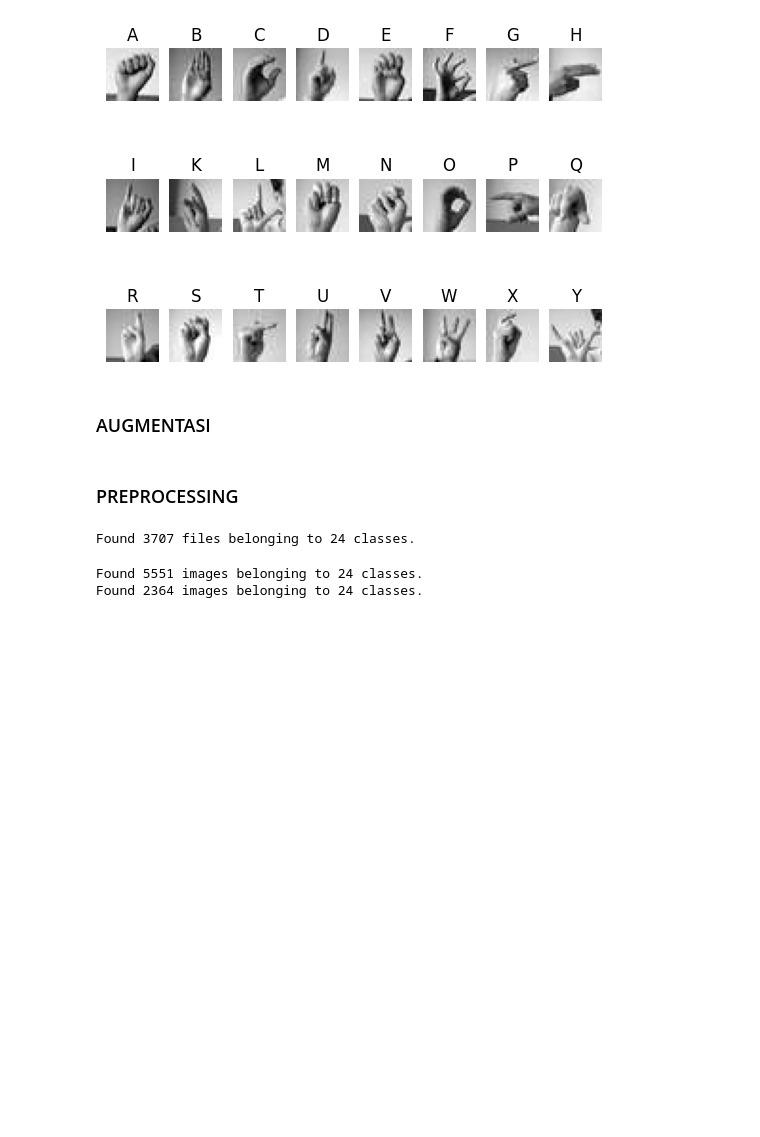
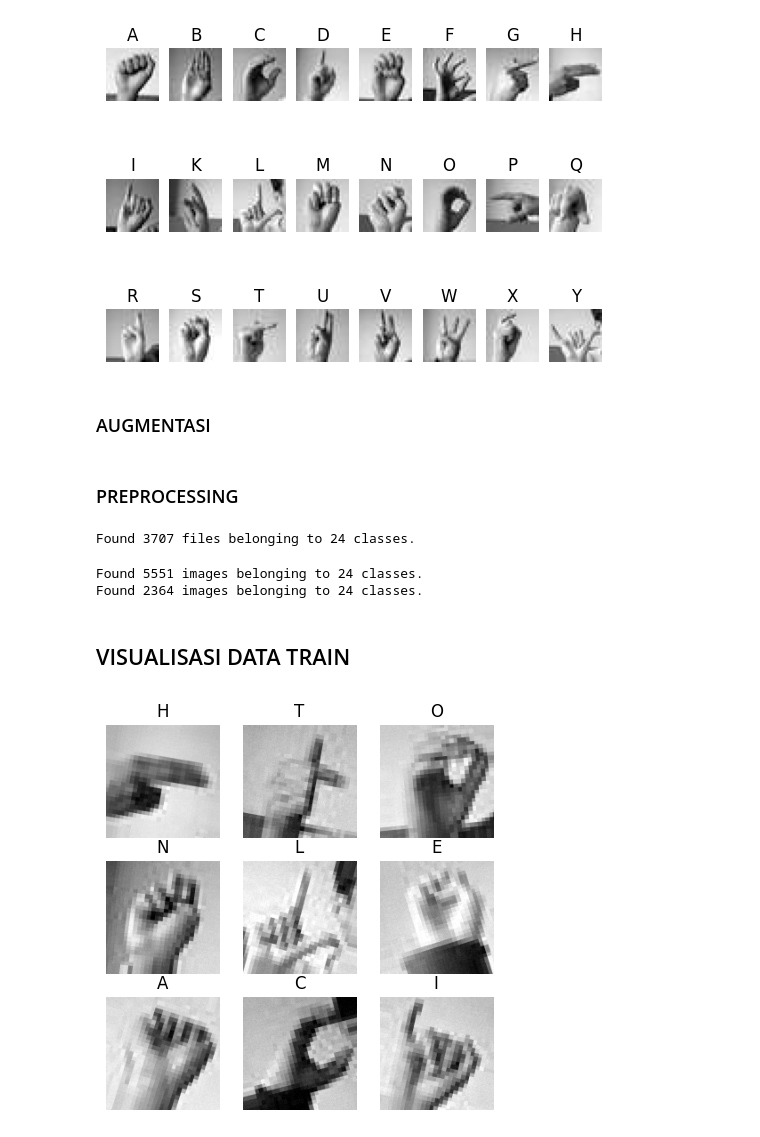
Before and after one commit to YuIYu44/PRAKTIKUM-KB, a Jupyter notebook: PA_KB.ipynb, the cells around one changed output. Cells and saved outputs as stored; diff of their text form; code cells hidden in the pictures; blank space fills up the shorter version.

```diff
--- a/PA_KB.ipynb
+++ b/PA_KB.ipynb
@@ -94,3 +94,16 @@ validation =img_datagen.flow_from_directory(
 # %% [output]
 Found 5551 images belonging to 24 classes.
 Found 2364 images belonging to 24 classes.
+# %% [markdown]
+## VISUALISASI DATA TRAIN
+# %%
+plt.figure(figsize=(5, 5))
+for i in range(9):
+    plt.subplot(3, 3, i + 1)
+    img,label=train.next()
+    plt.imshow(img[0],cmap="gray")
+    plt.title(class_names[tf.argmax(label[0])])
+    plt.axis('off')
+plt.show()
+# %% [output]
+[figure, added]
```
